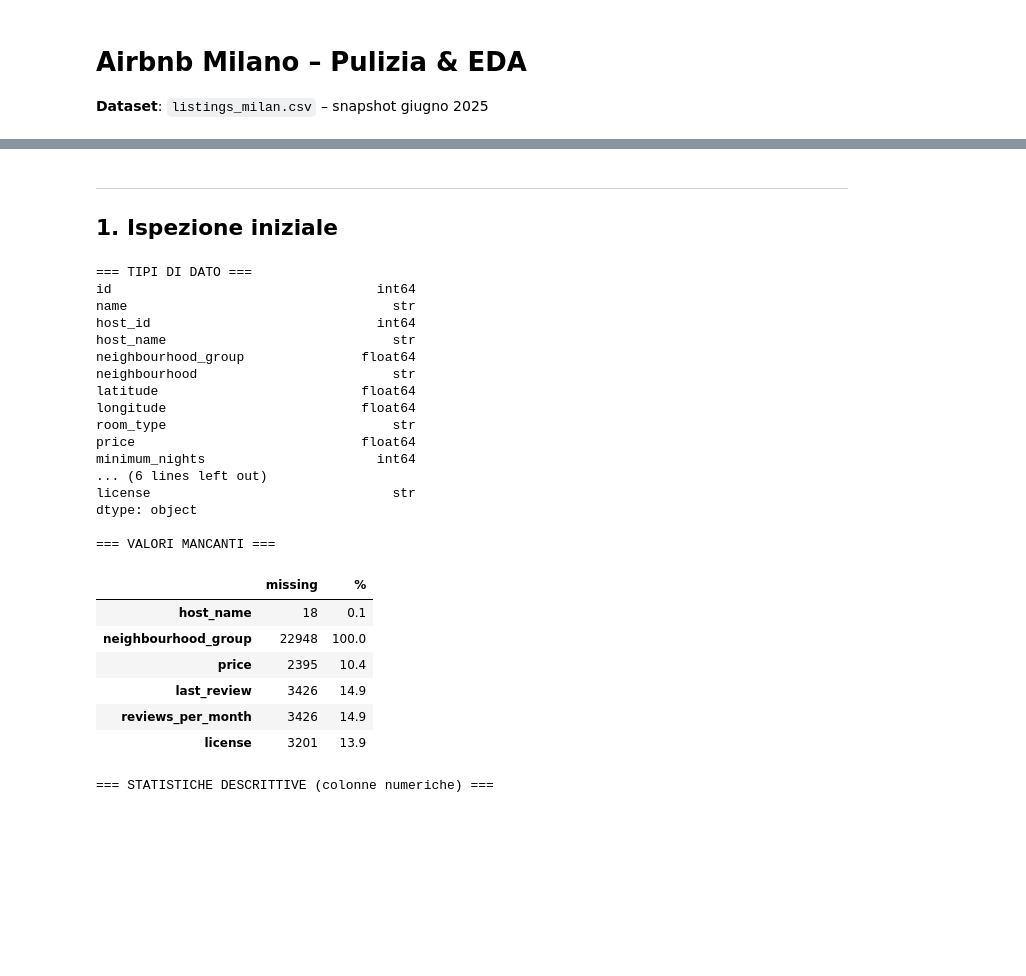
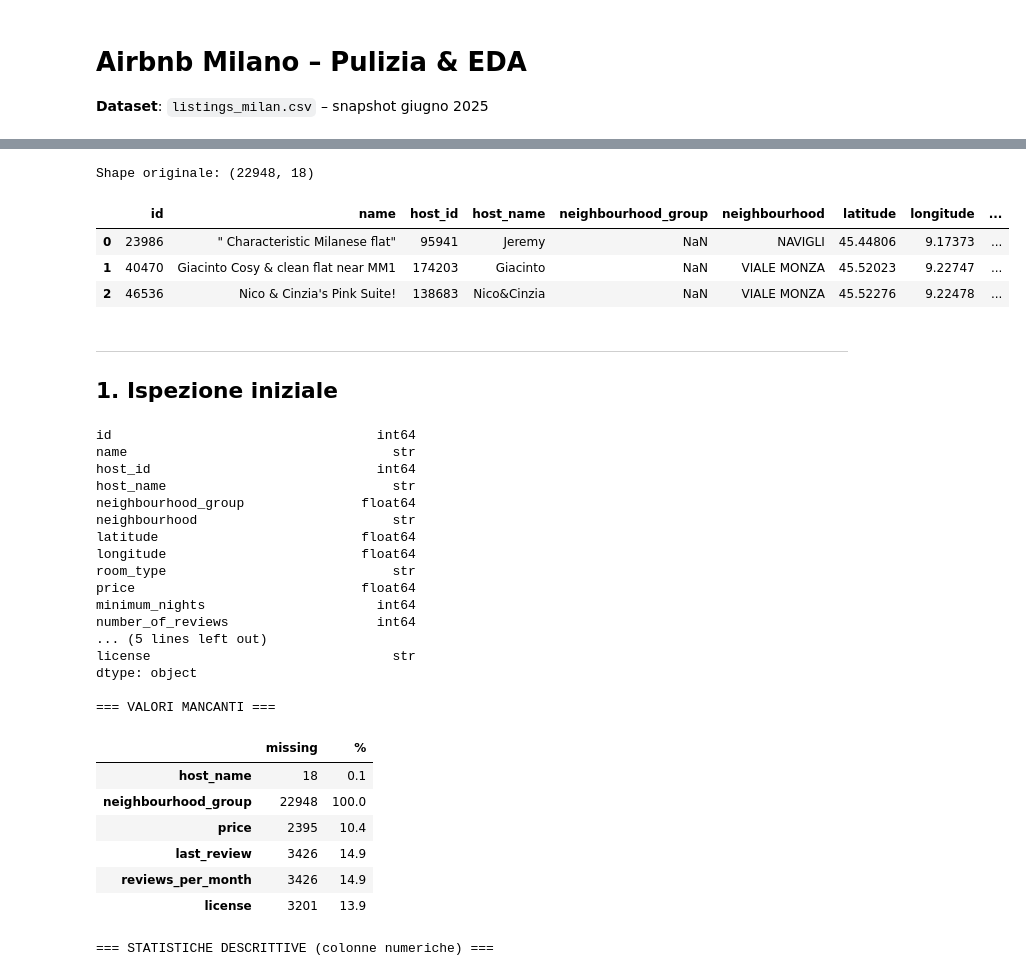
Before and after one commit to Mturco3/Data-Visualization-2026, a Jupyter notebook: airbnb_milan_eda.ipynb, the cells around one changed output, grey strips where cells are left out. Cells and saved outputs as stored; diff of their text form; code cells hidden in the pictures; blank space fills up the shorter version.

```diff
--- a/airbnb_milan_eda.ipynb
+++ b/airbnb_milan_eda.ipynb
@@ -14,13 +15,19 @@ ModuleNotFoundError: No module named 'matplotlib'
 # %%
 
 # stile uniforme per tutto il notebook
 sns.set_theme(style='whitegrid', palette='Blues_d')
 plt.rcParams.update({'figure.dpi': 130, 'figure.figsize': (10, 4),
                      'axes.spines.top': False, 'axes.spines.right': False})
 
-df_raw = pd.read_csv('listings_milan.csv')
+df_raw = pd.read_csv(r'C:\Users\matil\OneDrive\Desktop\LUISS\data visualization\Data-Visualization-2026\Data\listings_milan.csv')
 print(f'Shape originale: {df_raw.shape}')
 df_raw.head(3)
+# %% [output]
+Shape originale: (22948, 18)
+|  | id | name | host_id | host_name | neighbourhood_group | neighbourhood | latitude | longitude | ... |
+| 0 | 23986 | " Characteristic Milanese flat" | 95941 | Jeremy | NaN | NAVIGLI | 45.44806 | 9.17373 | ... |
+| 1 | 40470 | Giacinto Cosy & clean flat near MM1 | 174203 | Giacinto | NaN | VIALE MONZA | 45.52023 | 9.22747 | ... |
+| 2 | 46536 | Nico & Cinzia's Pink Suite! | 138683 | Nico&Cinzia | NaN | VIALE MONZA | 45.52276 | 9.22478 | ... |
 # %% [markdown]
 ---
 ## 1. Ispezione iniziale
@@ -33,7 +40,6 @@ missing = df_raw.isnull().sum()
 missing_pct = (missing / len(df_raw) * 100).round(1)
 pd.DataFrame({'missing': missing, '%': missing_pct})[missing > 0]
 # %% [output]
-=== TIPI DI DATO ===
 id                                  int64
 name                                  str
 host_id                             int64
@@ -45,7 +51,8 @@ longitude                         float64
 room_type                             str
 price                             float64
 minimum_nights                      int64
-... (6 lines left out)
+number_of_reviews                   int64
+... (5 lines left out)
 license                               str
 dtype: object
 
```
Also changed, not shown: parts of 9 cells of this notebook, 6 other files.
